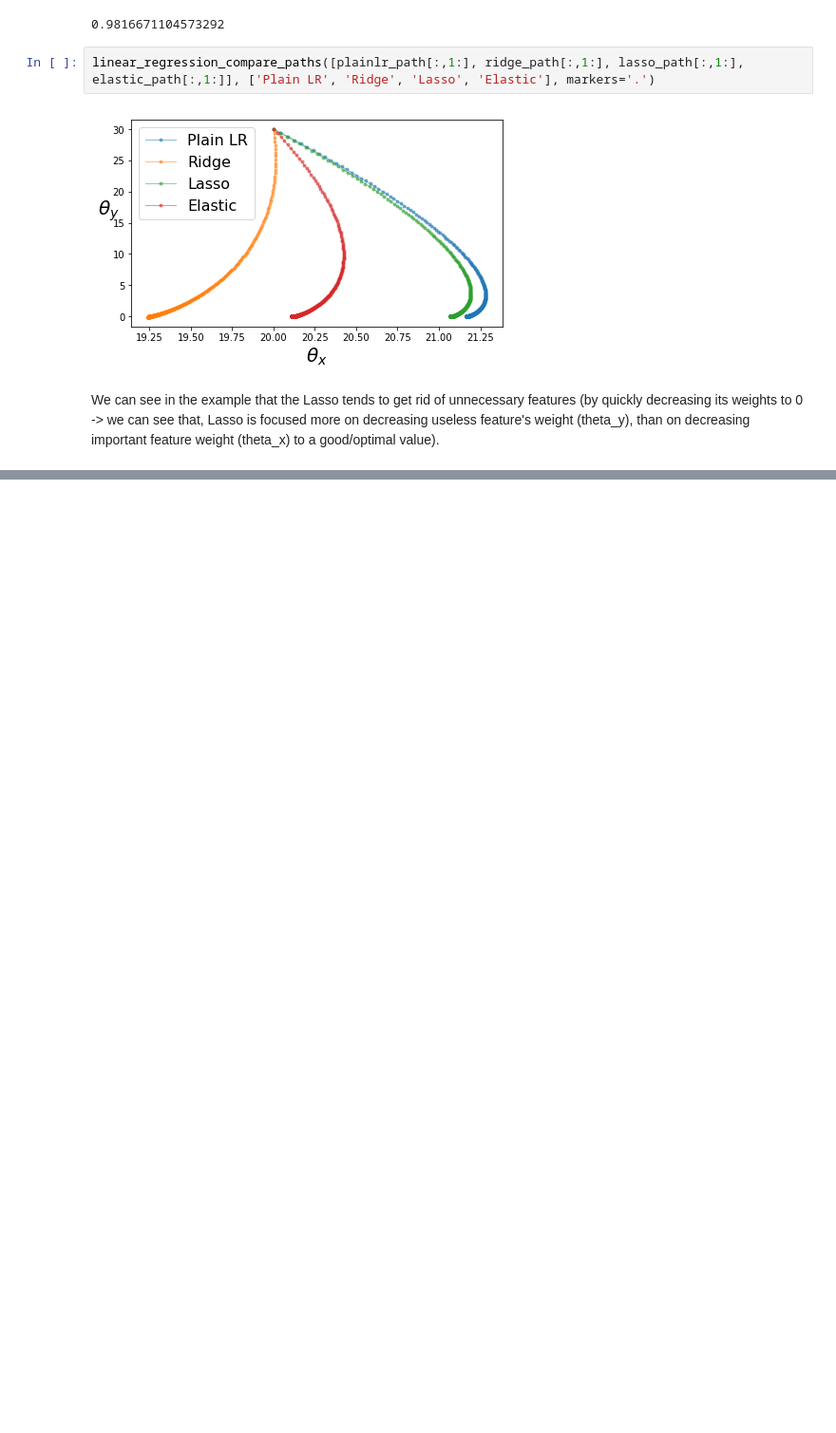
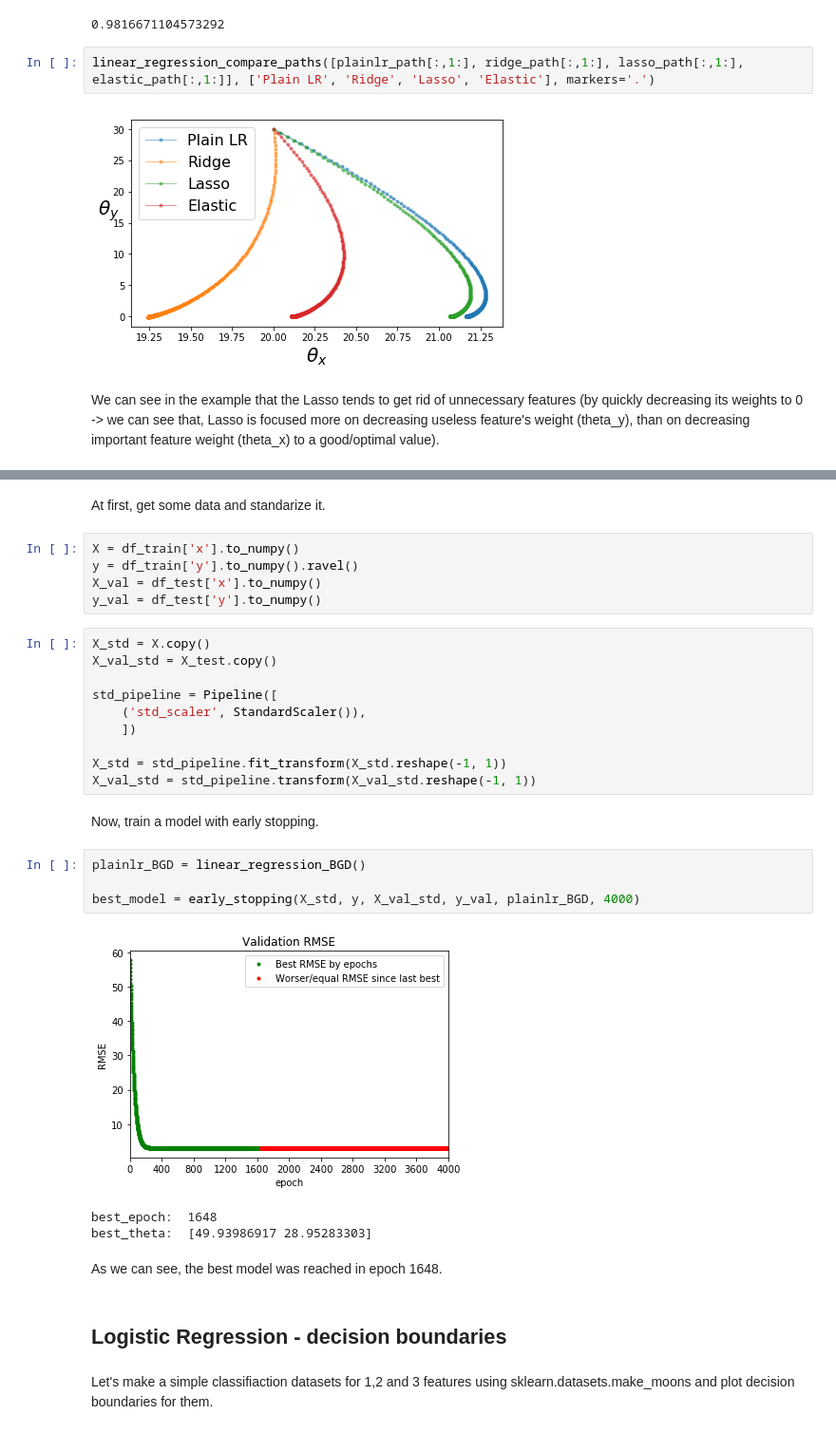
Before and after one commit to ArkadiuszSlowik/ml-models, a Jupyter notebook: model_understanding.ipynb, the cells around one changed output, grey strips where cells are left out. Shown at 95% size. Saved outputs shown, nothing was run; the diff lists cells and outputs as text; blank space fills up the shorter version.

Commit message:
early stopping, some logistic regression
- implementation of:
-- early stopping
-- logistic regression
- some fixes

```diff
--- a/model_understanding.ipynb
+++ b/model_understanding.ipynb
@@ -310,0 +321,33 @@ We can see in the example that the Lasso tends to get rid of unnecessary feature
+# %% [markdown]
+At first, get some data and standarize it.
+# %%
+X = df_train['x'].to_numpy()
+y = df_train['y'].to_numpy().ravel()
+X_val = df_test['x'].to_numpy()
+y_val = df_test['y'].to_numpy()
+# %%
+X_std = X.copy()
+X_val_std = X_test.copy()
+
+std_pipeline = Pipeline([
+    ('std_scaler', StandardScaler()),
+    ])
+
+X_std = std_pipeline.fit_transform(X_std.reshape(-1, 1))
+X_val_std = std_pipeline.transform(X_val_std.reshape(-1, 1))
+# %% [markdown]
+Now, train a model with early stopping.
+# %%
+plainlr_BGD = linear_regression_BGD()
+
+best_model = early_stopping(X_std, y, X_val_std, y_val, plainlr_BGD, 4000)
+# %% [output]
+[figure, added]
+best_epoch:  1648
+best_theta:  [49.93986917 28.95283303]
+# %% [markdown]
+As we can see, the best model was reached in epoch 1648.
+# %% [markdown]
+<h2> Logistic Regression - decision boundaries </h2>
+# %% [markdown]
+Let's make a simple classifiaction datasets for 1,2 and 3 features using sklearn.datasets.make_moons and plot decision boundaries for them.
```
Also changed, not shown: parts of 15 cells of this notebook, 1 other file.
